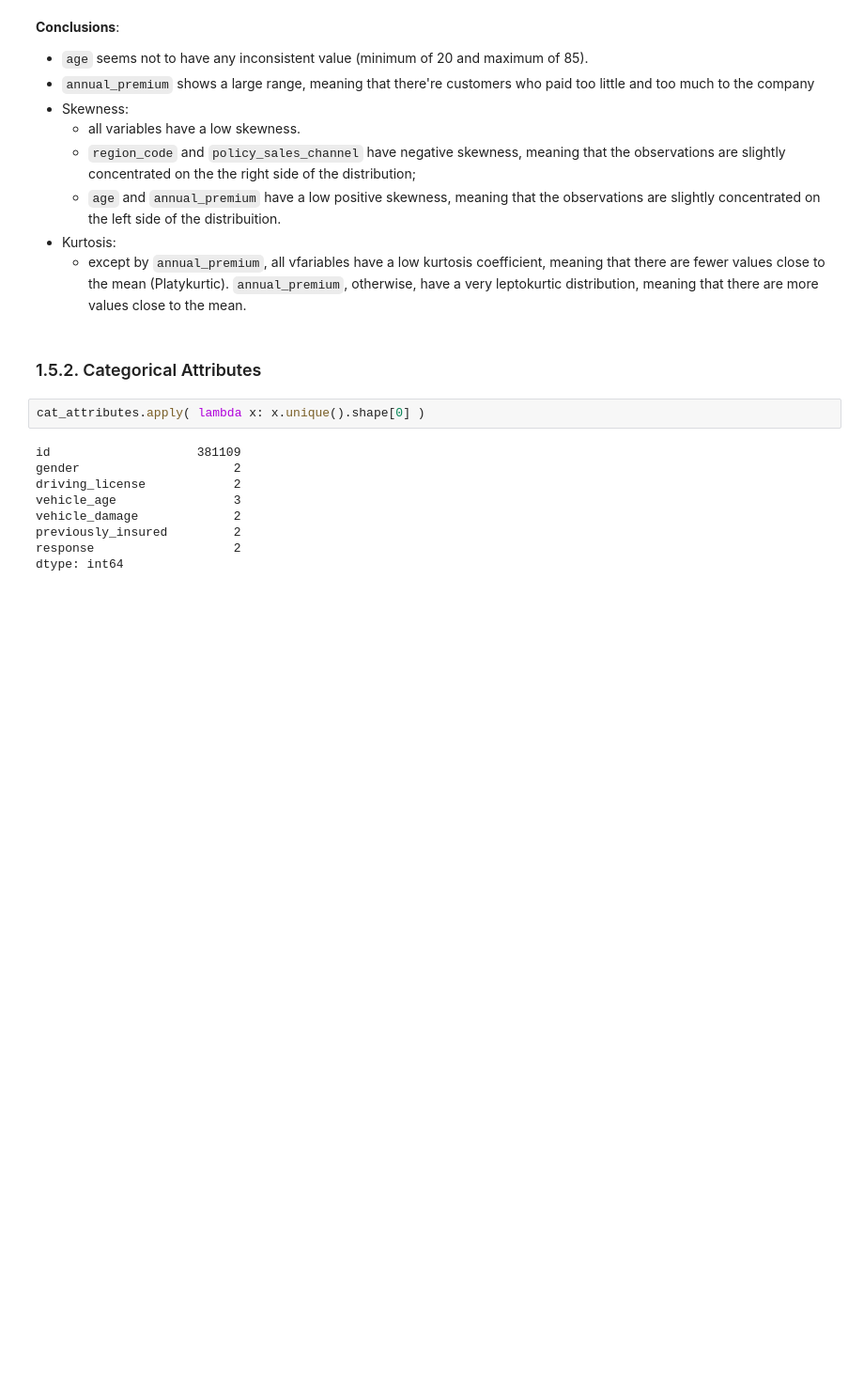
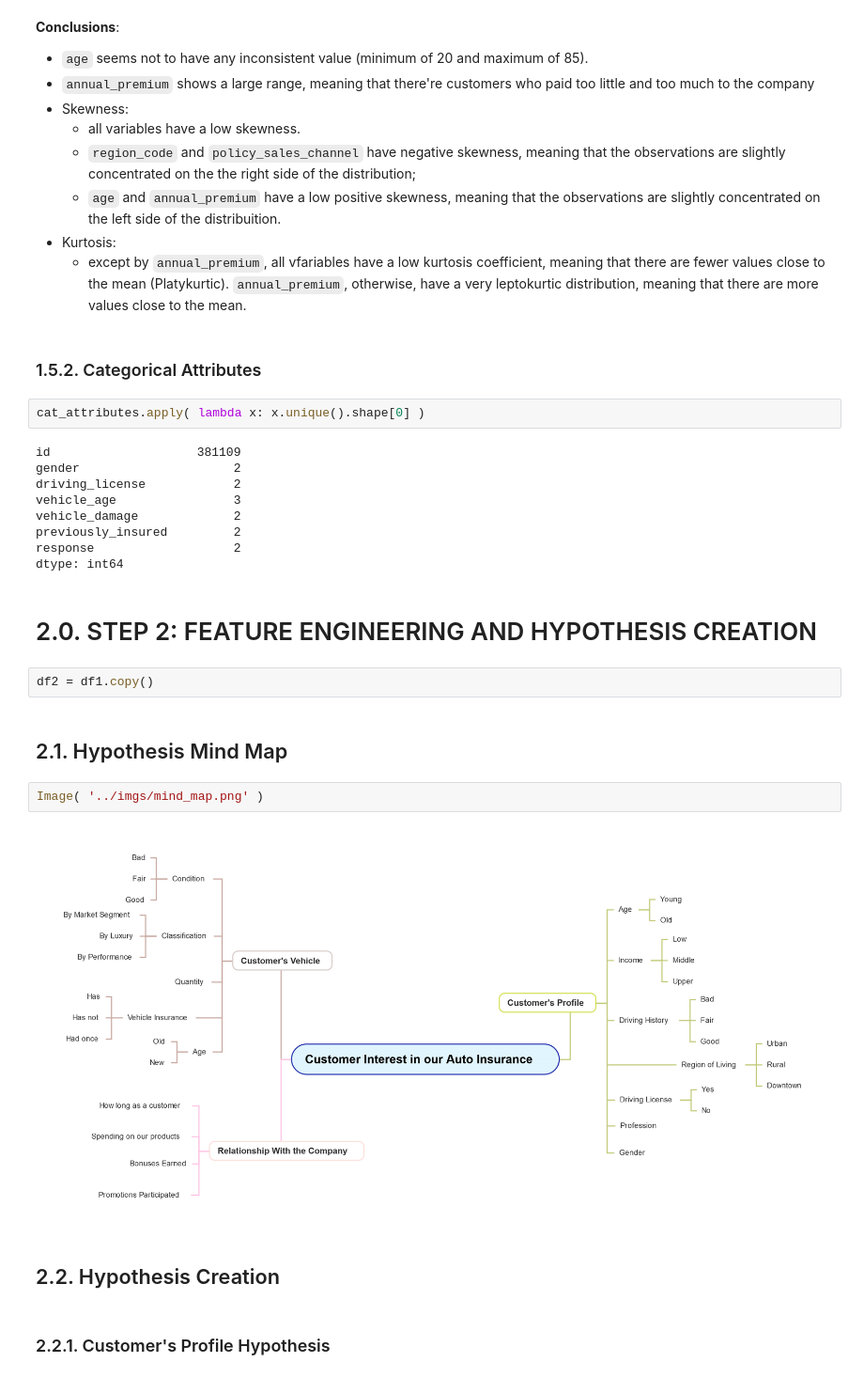
Before and after one commit to KattsonBastos/health_insurance_cross_sell, a Jupyter notebook: notebooks/pa004_kattson_bastos.ipynb, the cells around one changed output. Shown: that part at 94% size. Cells and saved outputs as stored; diff of their text form; blank space fills up the shorter version.

Commit message:
business hypothesis creattion added

```diff
--- a/notebooks/pa004_kattson_bastos.ipynb
+++ b/notebooks/pa004_kattson_bastos.ipynb
@@ -211,3 +211,17 @@ vehicle_damage             2
 previously_insured         2
 response                   2
 dtype: int64
+# %% [markdown]
+# 2.0. STEP 2: FEATURE ENGINEERING AND HYPOTHESIS CREATION
+# %%
+df2 = df1.copy()
+# %% [markdown]
+## 2.1. Hypothesis Mind Map
+# %%
+Image( '../imgs/mind_map.png' )
+# %% [output]
+[figure, added]
+# %% [markdown]
+## 2.2. Hypothesis Creation
+# %% [markdown]
+### 2.2.1. Customer's Profile Hypothesis
```
Also changed, not shown: parts of 11 cells of this notebook.
